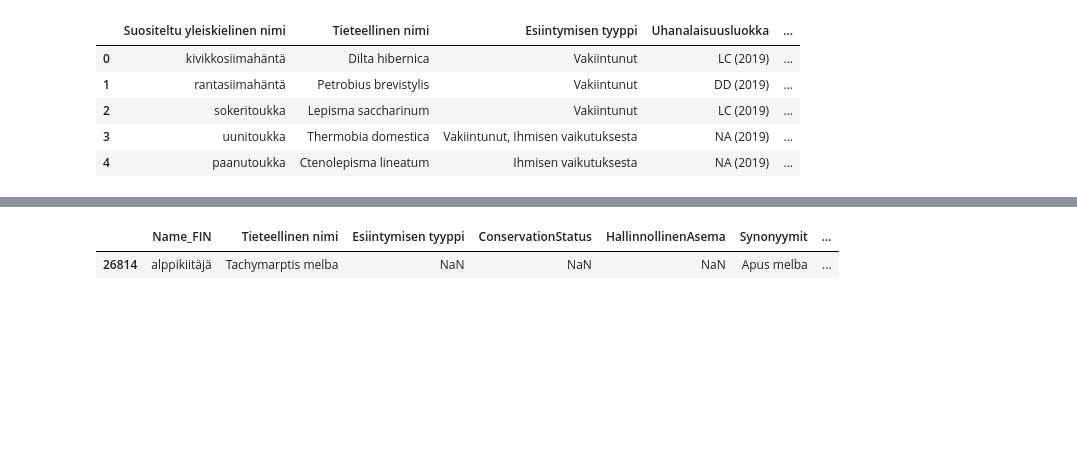
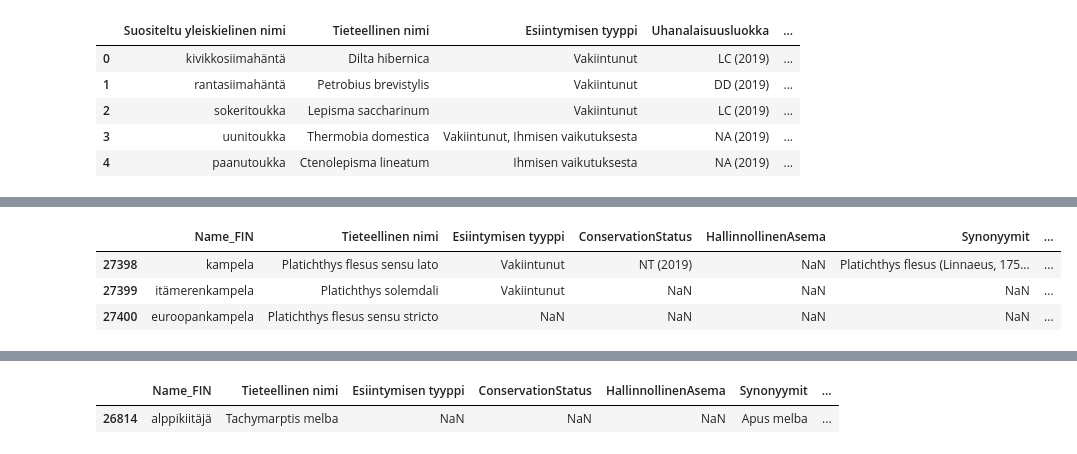
Before and after one commit to Avocadososemix/IDV2021, a Jupyter notebook: Project/interactive_data_visualization.ipynb, the cells around one changed output, grey strips where cells are left out. Cells and saved outputs as stored; diff of their text form; code cells hidden in the pictures; blank space fills up the shorter version.

```diff
--- a/Project/interactive_data_visualization.ipynb
+++ b/Project/interactive_data_visualization.ipynb
@@ -72,3 +72,12 @@ df.head()
 | 2 | sokeritoukka | Lepisma saccharinum | Vakiintunut | LC (2019) | NaN | Lepisma saccharina Linnaeus, 1758 | ... |
 | 3 | uunitoukka | Thermobia domestica | Vakiintunut, Ihmisen vaikutuksesta | NA (2019) | Kansallinen vieraslajistrategia (... | Thermobia inquilina (Newman, 1863) | ... |
 | 4 | paanutoukka | Ctenolepisma lineatum | Ihmisen vaikutuksesta | NA (2019) | NaN | Ctenolepisma lineata (Fabricius, ... | ... |
+# %%
+# Sometimes species are commonly referred to by their family (such as with flounder/kampela instead of the specific species. It common to call the species then sp.)
+df['Laji'] = np.where(~np.logical_and(df['Suku'].notnull(),df['Laji'].isnull()),df['Laji'], 'sp.')
+df[df['Suku'] == 'Platichthys']
+# %% [output]
+|  | Name_FIN | Tieteellinen nimi | Esiintymisen tyyppi | ConservationStatus | HallinnollinenAsema | Synonyymit | ... |
+| 27398 | kampela | Platichthys flesus sensu lato | Vakiintunut | NT (2019) | NaN | Platichthys flesus (Linnaeus, 175... | ... |
+| 27399 | itämerenkampela | Platichthys solemdali | Vakiintunut | NaN | NaN | NaN | ... |
+| 27400 | euroopankampela | Platichthys flesus sensu stricto | NaN | NaN | NaN | NaN | ... |
```
Also changed, not shown: parts of 11 cells of this notebook, 1 other file.
